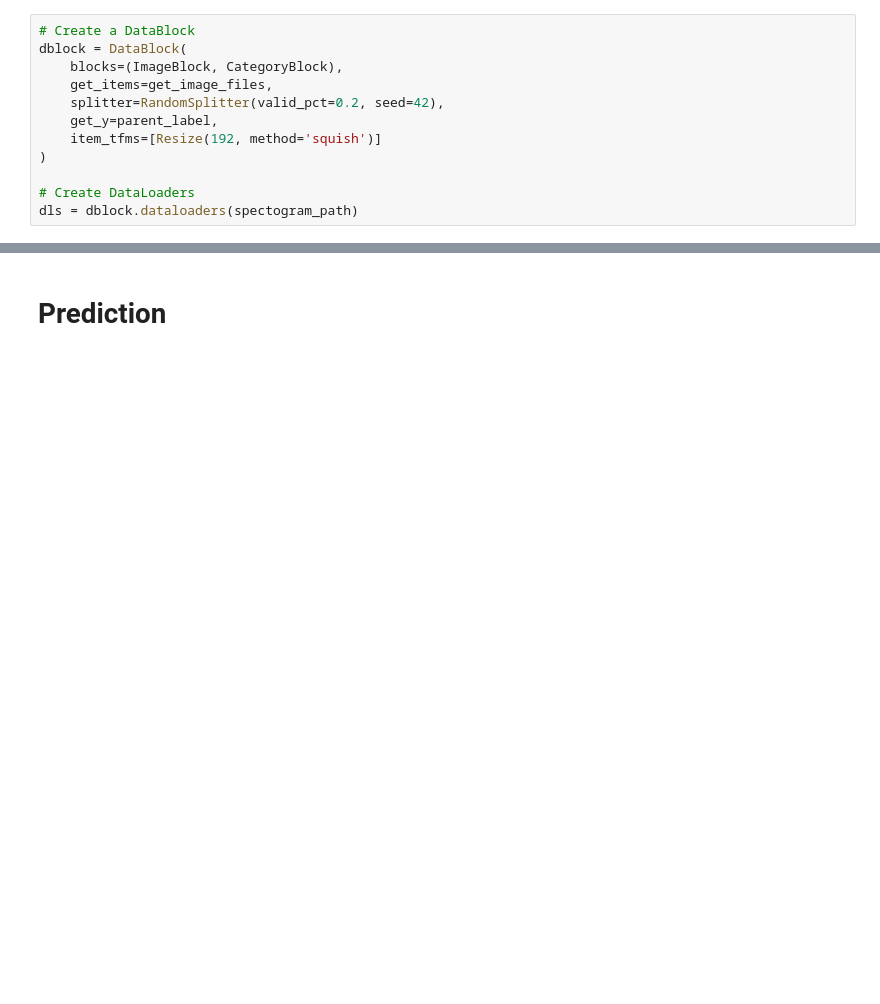
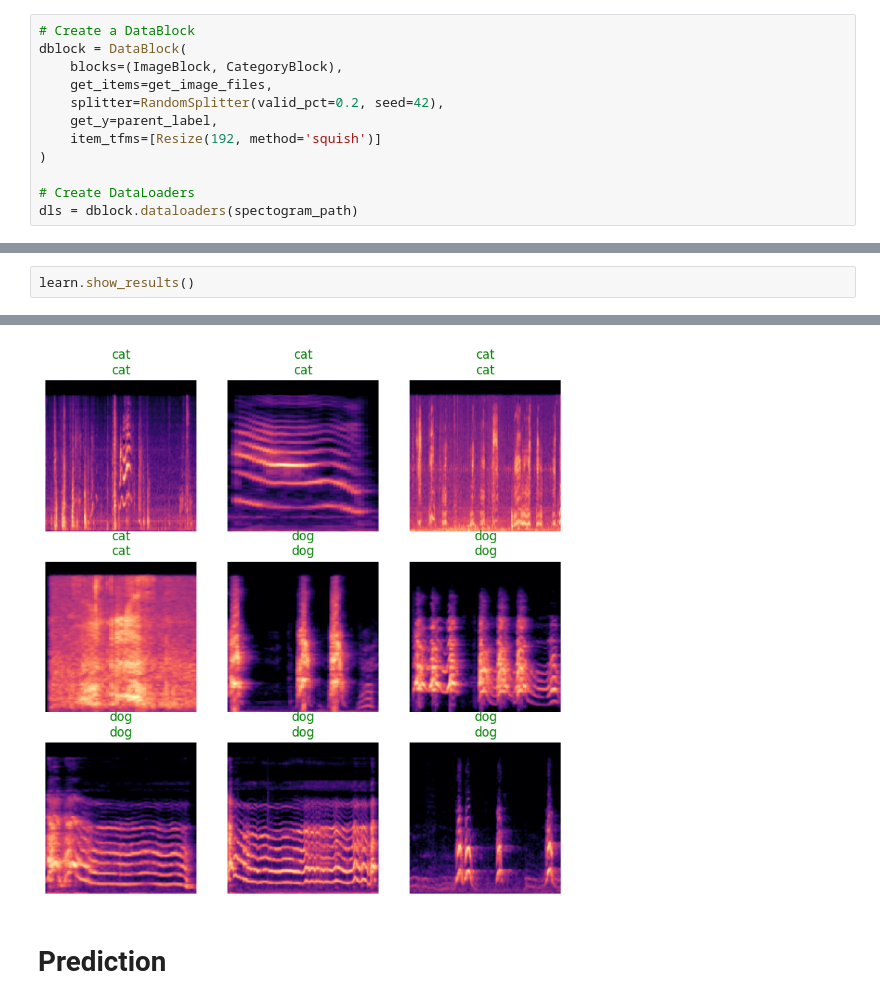
Before and after one commit to Shrouk21/Audio-Classifier-using-fastai, a Jupyter notebook: audio_classifier.ipynb, the cells around one changed output, grey strips where cells are left out. Cells and saved outputs as stored; diff of their text form; blank space fills up the shorter version.

```diff
--- a/audio_classifier.ipynb
+++ b/audio_classifier.ipynb
@@ -160,0 +162,3 @@ learn.fine_tune(10)
+# %%
+learn.show_results()
+# %% [output]
@@ -161,3 +166,4 @@ learn.fine_tune(10)
+[figure, added]
 # %% [markdown]
 # Prediction
 # %%
```
Also changed, not shown: parts of 5 cells of this notebook.
